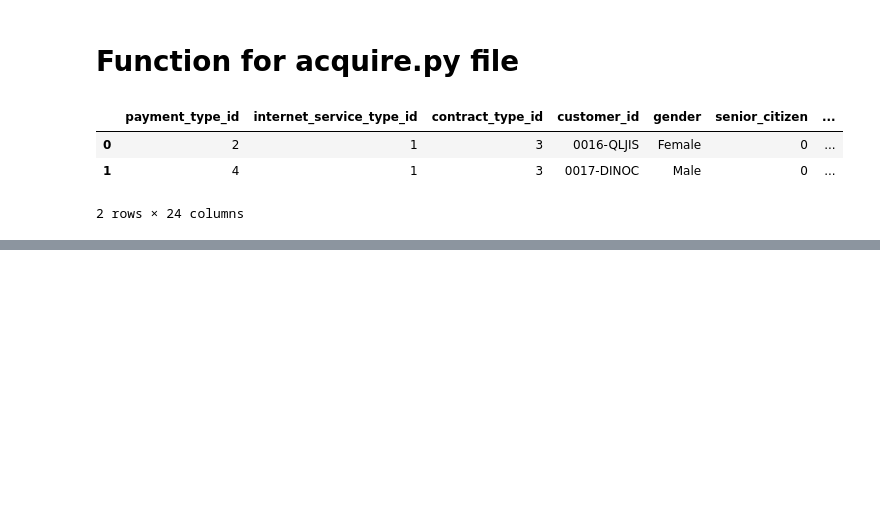
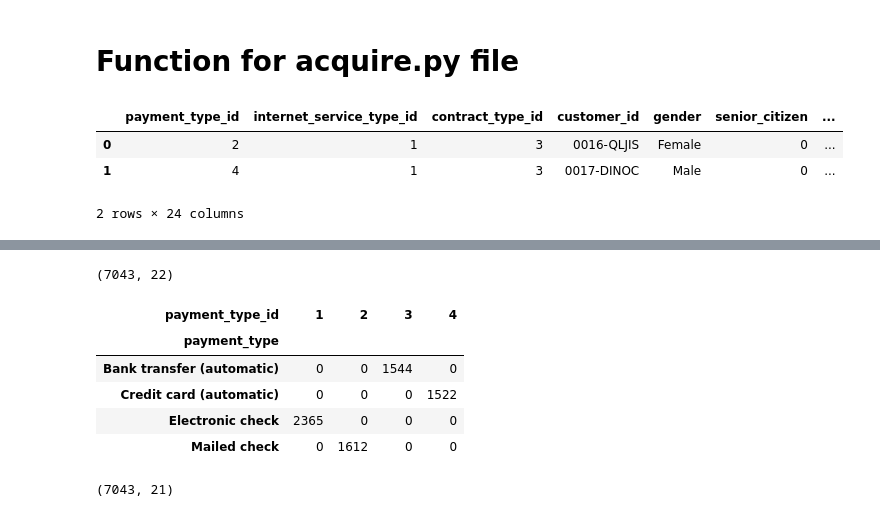
Before and after one commit to Jonessn22/telco_classification_project, a Jupyter notebook: working_project_report.ipynb, the cells around one changed output, grey strips where cells are left out. Saved outputs shown, nothing was run; the diff lists cells and outputs as text; code cells hidden in the pictures; blank space fills up the shorter version.

```diff
--- a/working_project_report.ipynb
+++ b/working_project_report.ipynb
@@ -129,0 +193,27 @@ raw_data.head(2)
+# %%
+# we can drop internet_service_type, the dtypes are objects and only numerical dtypes can go into our model
+# for later
+
+prepare_telco = prepare_telco.drop(columns = 'internet_service_type')
+prepare_telco.shape
+# %% [output]
+(7043, 22)
+# %%
+# payment_type (object) and payment_type_id (int64)
+
+pd.crosstab(prepare_telco.payment_type, prepare_telco.payment_type_id)
+# %% [output]
+| payment_type_id | 1 | 2 | 3 | 4 |
+| payment_type |  |  |  |  |
+| Bank transfer (automatic) | 0 | 0 | 1544 | 0 |
+| Credit card (automatic) | 0 | 0 | 0 | 1522 |
+| Electronic check | 2365 | 0 | 0 | 0 |
+| Mailed check | 0 | 1612 | 0 | 0 |
+# %%
+# we can drop internet_service_type, the dtypes are objects and only numerical dtypes can go into our model
+# for later
+
+prepare_telco = prepare_telco.drop(columns = 'payment_type')
+prepare_telco.shape
+# %% [output]
+(7043, 21)
```
Also changed, not shown: parts of 28 cells of this notebook, 1 other file.
